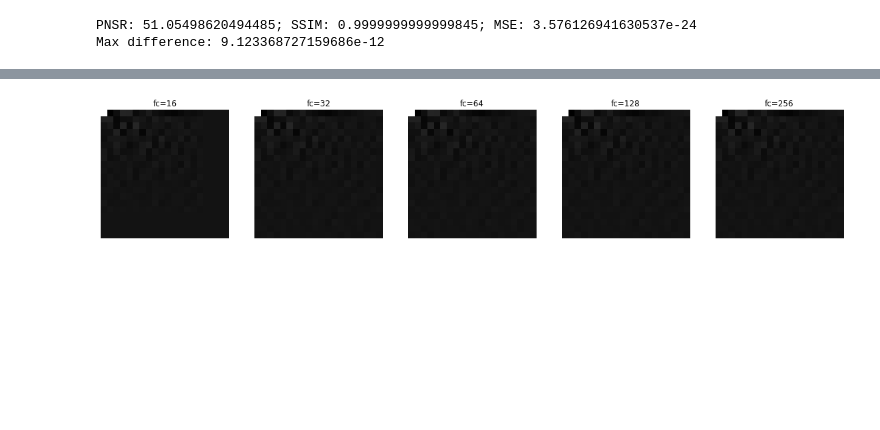
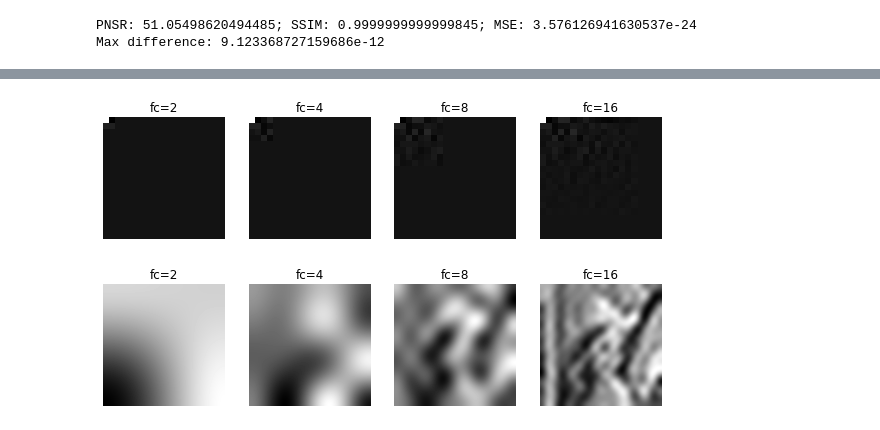
Before and after one commit to taindp98/securite_en_image, a Jupyter notebook: SPRCA_Master3IR-M2-TP2.ipynb, the cells around one changed output, grey strips where cells are left out. Drawn from its saved outputs; the diff is of its cells as text; code cells hidden in the pictures; blank space fills up the shorter version.

```diff
--- a/SPRCA_Master3IR-M2-TP2.ipynb
+++ b/SPRCA_Master3IR-M2-TP2.ipynb
@@ -63,7 +63,7 @@ def show_grid(list_imgs, titles):
     return:
 
     """
-    fig=plt.figure(figsize=(20, 7))
+    fig=plt.figure(figsize=(10, 5))
     columns = len(list_imgs)
     rows = 1
     for i in range(0, columns*rows):
@@ -145,11 +147,15 @@ def low_pass_filter(dct_coef, fc):
 # %%
 ## survey with many different frequencies
-list_exp = np.arange(4, 9, 1)
+list_exp = np.arange(1, 5, 1)
 list_fc = np.power(2, list_exp)
 list_coef_lpf = []
+list_idct = []
 for fc in list_fc:
     lena_dct_lp = low_pass_filter(lena_dct, fc)
     list_coef_lpf.append(lena_dct_lp)
+    list_idct.append(cv2.idct(lena_dct_lp))
 show_grid(np.array(list_coef_lpf)[:,:20,:20], [f'fc={item}' for item in list(list_fc)])
+show_grid(np.array(list_idct), [f'fc={item}' for item in list(list_fc)])
 # %% [output]
-[figure, old version]
+[figure, new version]
+[figure, added]
```
Also changed, not shown: parts of 14 cells of this notebook, 14 other files.
